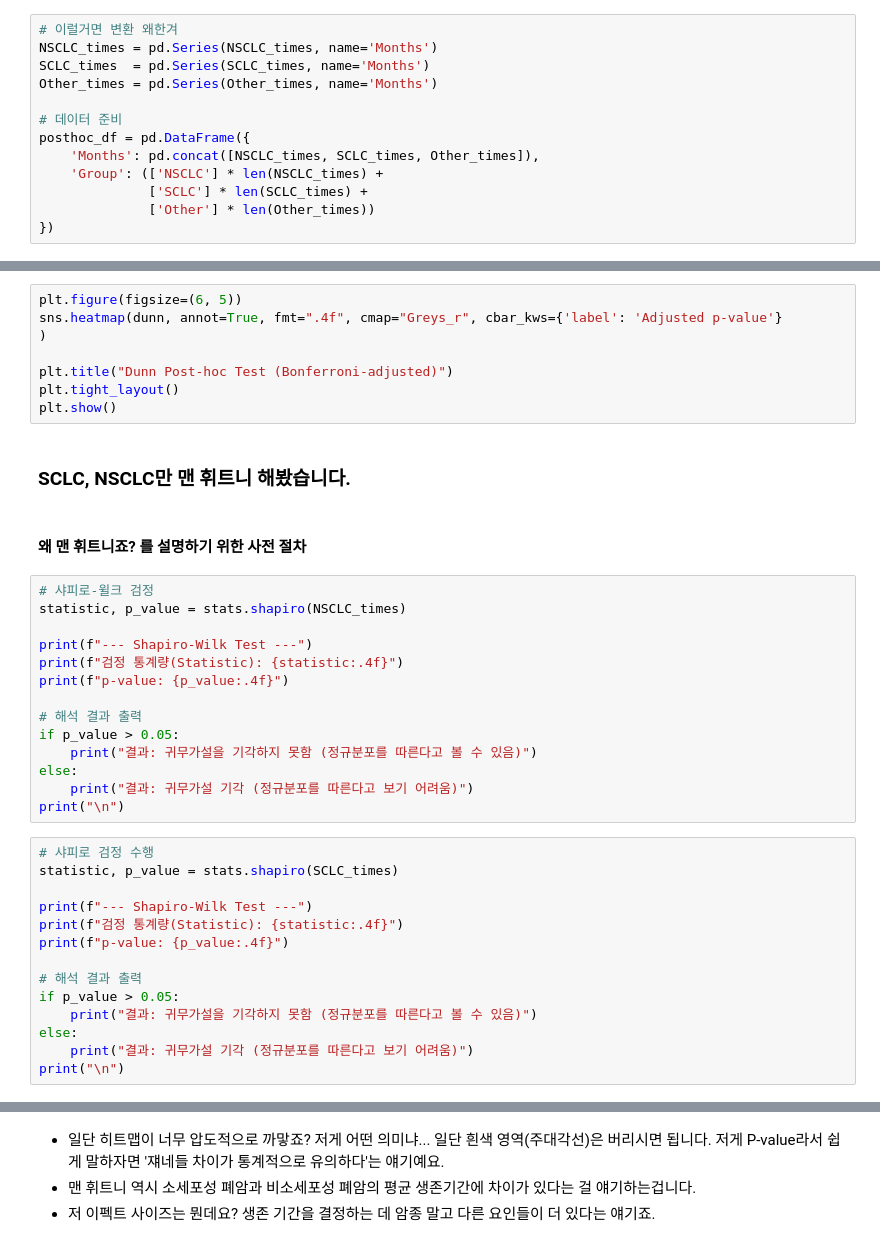
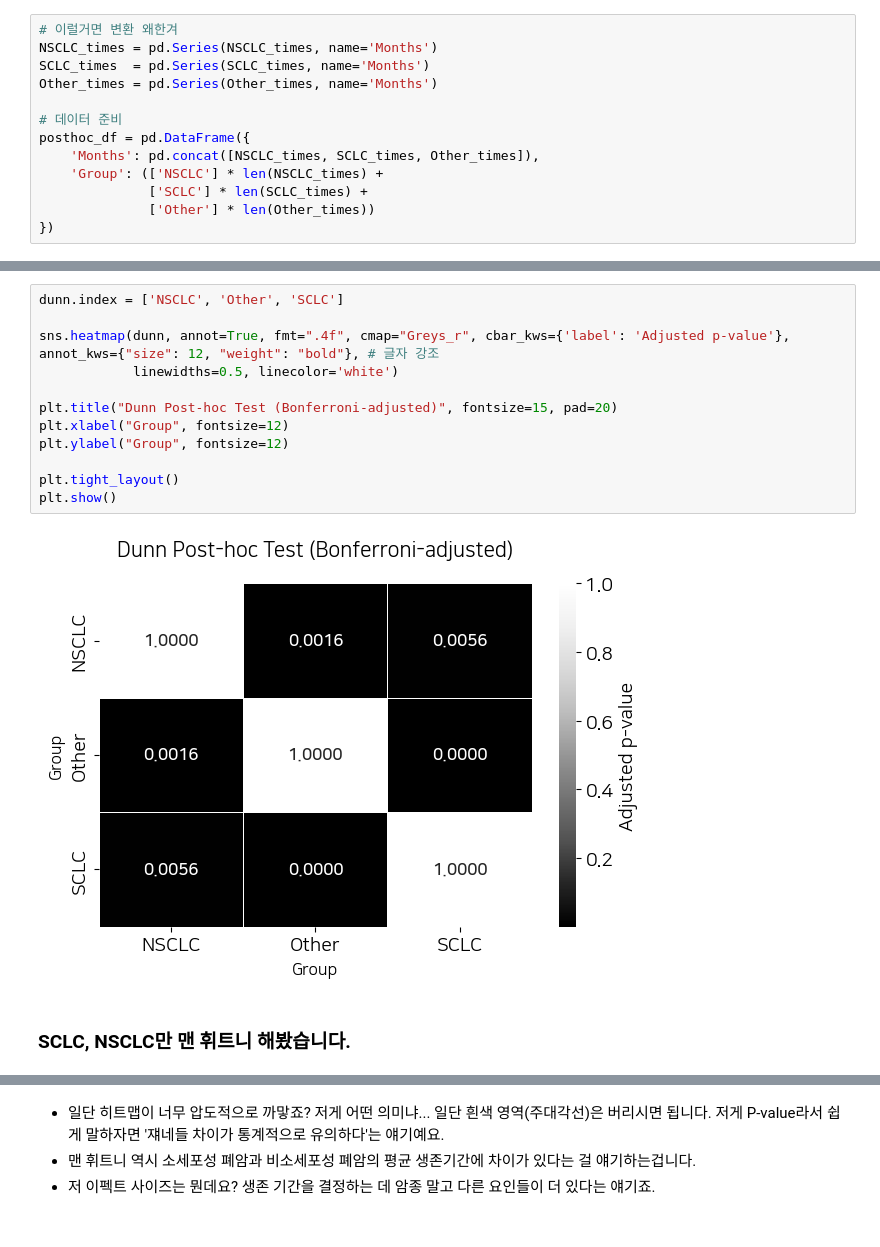
Before and after one commit to koreanraichu/Python, a Jupyter notebook: Jupyter file/Project/EDA/99_Lung cancer.ipynb, the cells around one changed output, grey strips where cells are left out. Saved outputs shown, nothing was run; the diff lists cells and outputs as text.

```diff
--- a/Jupyter file/Project/EDA/99_Lung cancer.ipynb
+++ b/Jupyter file/Project/EDA/99_Lung cancer.ipynb
@@ -171,40 +342,16 @@ print(dunn)
 # %%
-plt.figure(figsize=(6, 5))
-sns.heatmap(dunn, annot=True, fmt=".4f", cmap="Greys_r", cbar_kws={'label': 'Adjusted p-value'}
-)
+dunn.index = ['NSCLC', 'Other', 'SCLC']
 
-plt.title("Dunn Post-hoc Test (Bonferroni-adjusted)")
+sns.heatmap(dunn, annot=True, fmt=".4f", cmap="Greys_r", cbar_kws={'label': 'Adjusted p-value'}, annot_kws={"size": 12, "weight": "bold"}, # 글자 강조
+            linewidths=0.5, linecolor='white')
+
+plt.title("Dunn Post-hoc Test (Bonferroni-adjusted)", fontsize=15, pad=20)
+plt.xlabel("Group", fontsize=12)
+plt.ylabel("Group", fontsize=12)
+
 plt.tight_layout()
 plt.show()
+# %% [output]
+[figure, added]
 # %% [markdown]
 ### SCLC, NSCLC만 맨 휘트니 해봤습니다.
-# %% [markdown]
-#### 왜 맨 휘트니죠? 를 설명하기 위한 사전 절차
-# %%
-# 샤피로-윌크 검정
-statistic, p_value = stats.shapiro(NSCLC_times)
-
-print(f"--- Shapiro-Wilk Test ---")
-print(f"검정 통계량(Statistic): {statistic:.4f}")
-print(f"p-value: {p_value:.4f}")
-
-# 해석 결과 출력
-if p_value > 0.05:
-    print("결과: 귀무가설을 기각하지 못함 (정규분포를 따른다고 볼 수 있음)")
-else:
-    print("결과: 귀무가설 기각 (정규분포를 따른다고 보기 어려움)")
-print("\n")
-# %%
-# 샤피로 검정 수행
-statistic, p_value = stats.shapiro(SCLC_times)
-
-print(f"--- Shapiro-Wilk Test ---")
-print(f"검정 통계량(Statistic): {statistic:.4f}")
-print(f"p-value: {p_value:.4f}")
-
-# 해석 결과 출력
-if p_value > 0.05:
-    print("결과: 귀무가설을 기각하지 못함 (정규분포를 따른다고 볼 수 있음)")
-else:
-    print("결과: 귀무가설 기각 (정규분포를 따른다고 보기 어려움)")
-print("\n")
```
Also changed, not shown: parts of 23 cells of this notebook, 1 other file.
